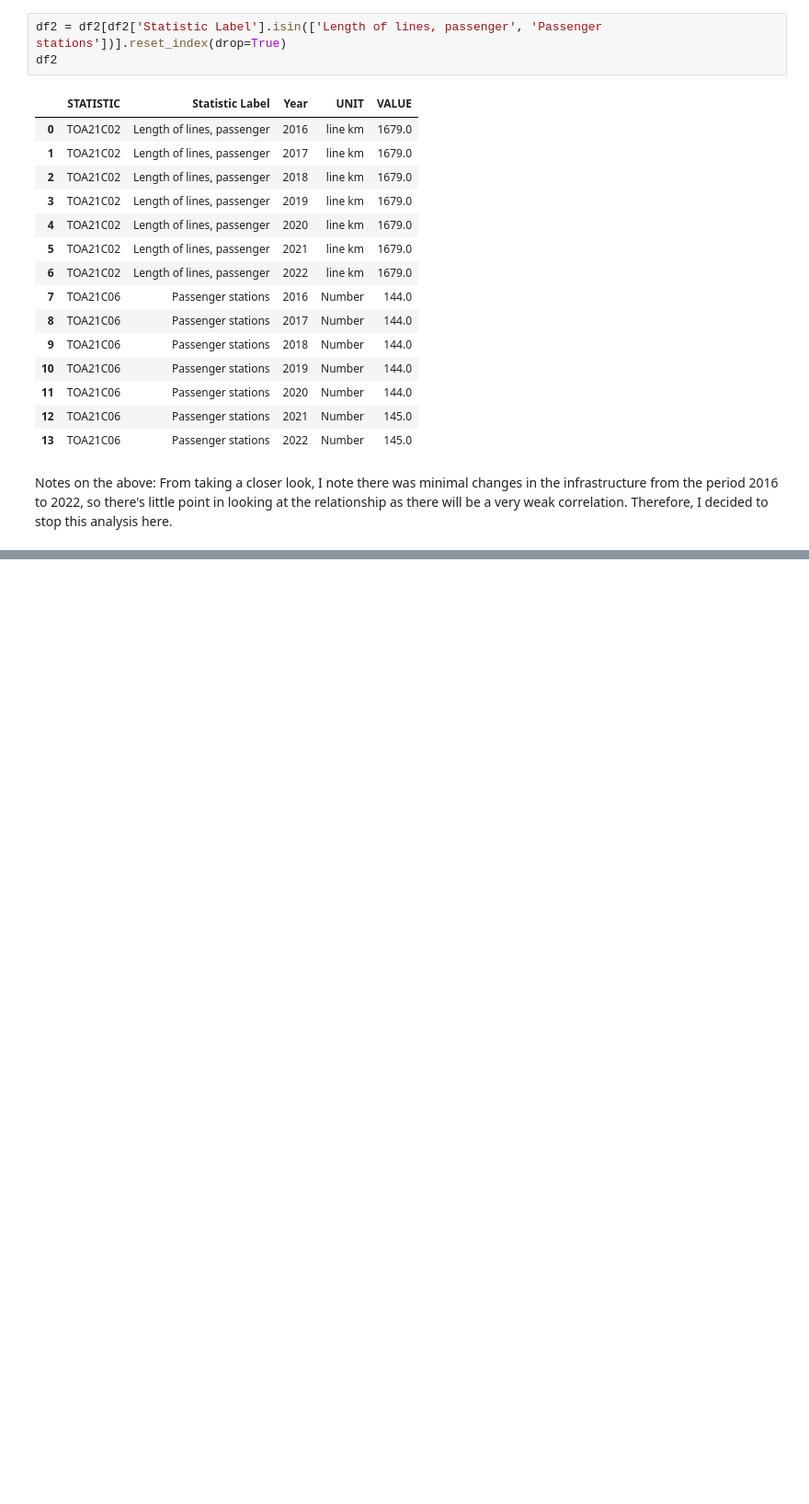
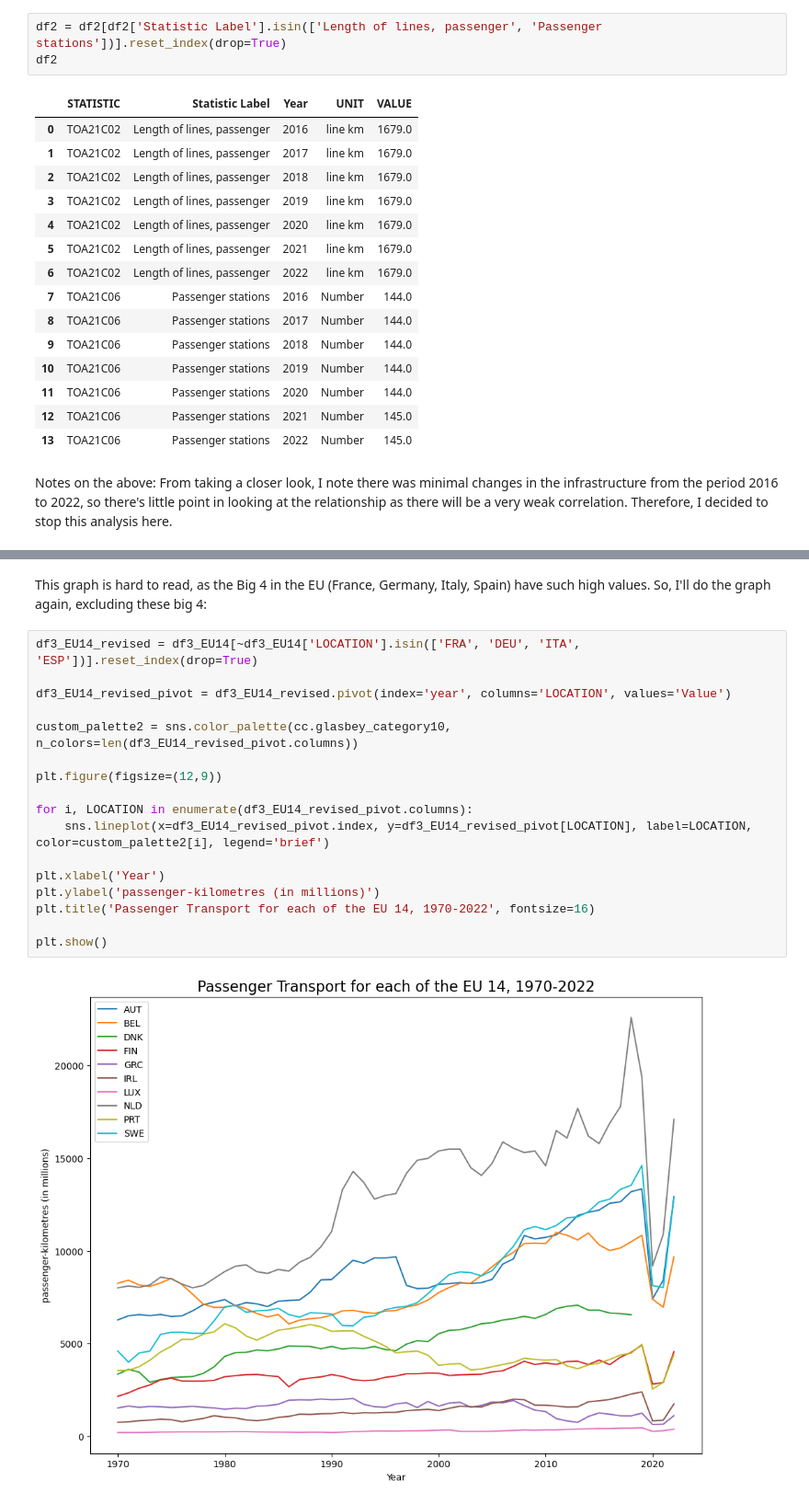
Before and after one commit to EmmaMcC1802/CA2, a Jupyter notebook: Codebook1_DataPrepVis.ipynb, the cells around one changed output, grey strips where cells are left out. Shown: that part at 92% size. Drawn from its saved outputs; the diff is of its cells as text; blank space fills up the shorter version.

```diff
--- a/Codebook1_DataPrepVis.ipynb
+++ b/Codebook1_DataPrepVis.ipynb
@@ -526,0 +663,21 @@ OECD...
+# %% [markdown]
+This graph is hard to read, as the Big 4 in the EU (France, Germany, Italy, Spain) have such high values. So, I'll do the graph again, excluding these big 4:
+# %%
+df3_EU14_revised = df3_EU14[~df3_EU14['LOCATION'].isin(['FRA', 'DEU', 'ITA', 'ESP'])].reset_index(drop=True)
+
+df3_EU14_revised_pivot = df3_EU14_revised.pivot(index='year', columns='LOCATION', values='Value')
+
+custom_palette2 = sns.color_palette(cc.glasbey_category10, n_colors=len(df3_EU14_revised_pivot.columns))
+
+plt.figure(figsize=(12,9))
+
+for i, LOCATION in enumerate(df3_EU14_revised_pivot.columns):
+    sns.lineplot(x=df3_EU14_revised_pivot.index, y=df3_EU14_revised_pivot[LOCATION], label=LOCATION, color=custom_palette2[i], legend='brief')
+
+plt.xlabel('Year')
+plt.ylabel('passenger-kilometres (in millions)')
+plt.title('Passenger Transport for each of the EU 14, 1970-2022', fontsize=16)
+
+plt.show()
+# %% [output]
+[figure, added]
```
Also changed, not shown: parts of 18 cells of this notebook.
